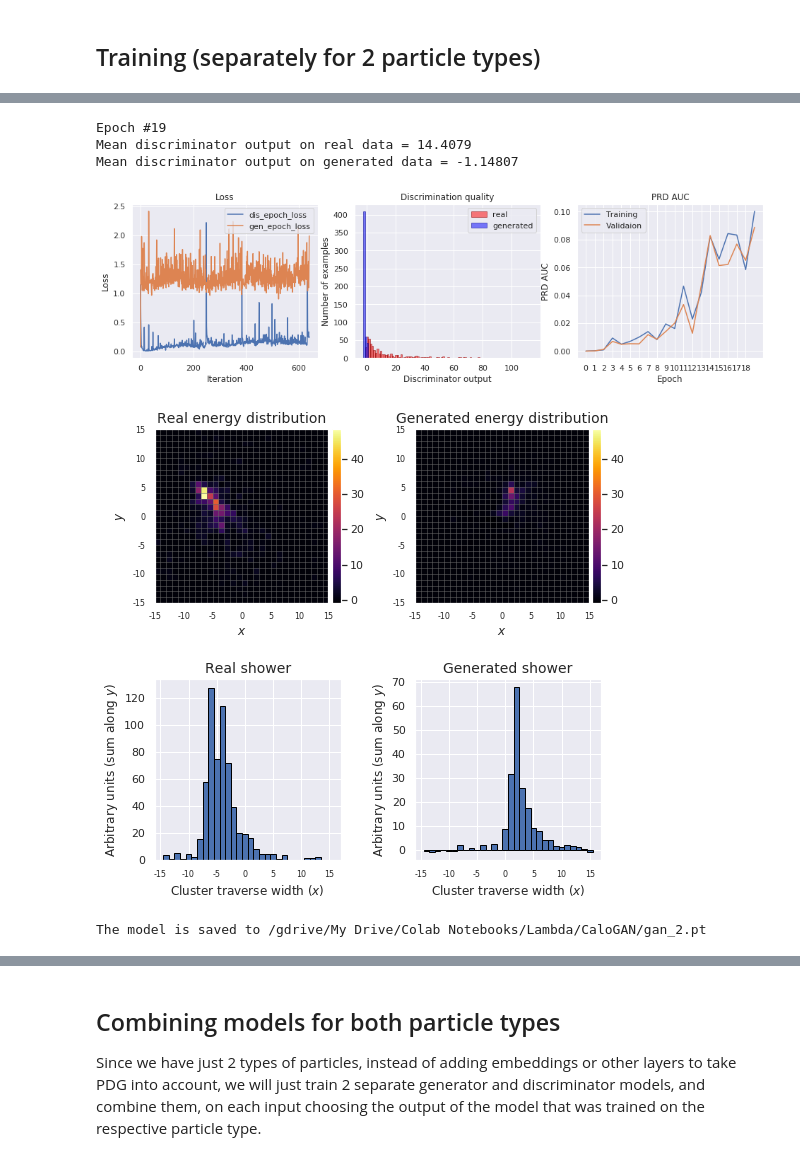
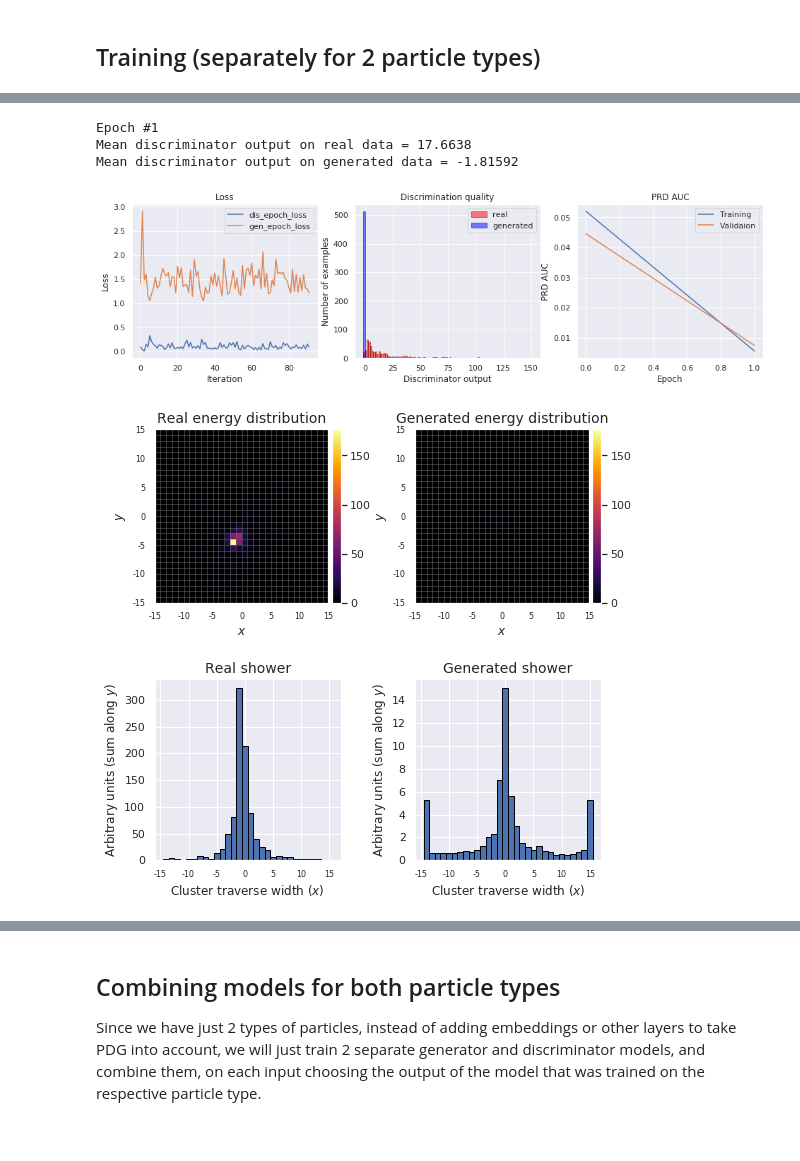
Before and after one commit to TheodorSergeev/mlhep2019_2_phase, a Jupyter notebook: analysis/lhcb_calo_gan.ipynb, the cells around one changed output, grey strips where cells are left out. Drawn from its saved outputs; the diff is of its cells as text; code cells hidden in the pictures.

```diff
--- a/analysis/lhcb_calo_gan.ipynb
+++ b/analysis/lhcb_calo_gan.ipynb
@@ -1021,12 +1154,21 @@ KeyboardInterrupt: ignored
-# %%
-# gamma quantum (id = 22.)
-# see http://pdg.lbl.gov/2007/reviews/montecarlorpp.pdf
-dis_model_2, gen_model_2 = train_model(20, 22.)
-save_generator(gen_model_2, 'gan_2.pt')
-# %% [output]
-Epoch #19
-Mean discriminator output on real data = 14.4079
-Mean discriminator output on generated data = -1.14807
-[figure, removed]
-[figure, removed]
-The model is saved to /gdrive/My Drive/Colab Notebooks/Lambda/CaloGAN/gan_2.pt
+# %%
+import pickle
+
+# electrons 25197
+# photons 25053
+
+# photons (id = 22.)
+
+tr_class, pos_gen_models = train_model(2, 22.,
+                                       train_size = 23517, valid_size = 1536,
+                                       generator=PositiveEnergyReLUGenerator(z_dim=NOISE_DIM))
+
+# save training class (generator + discriminator + optimizer + etc)
+with open(def_colab_path + 'positive_gan_22feb.pt', 'wb') as pickle_file:
+   pickle.dump(tr_class, pickle_file)
+# %% [output]
+Epoch #1
+Mean discriminator output on real data = 17.6638
+Mean discriminator output on generated data = -1.81592
+[figure, added]
+[figure, added]
```
Also changed, not shown: parts of 32 cells of this notebook, 5 other files.
